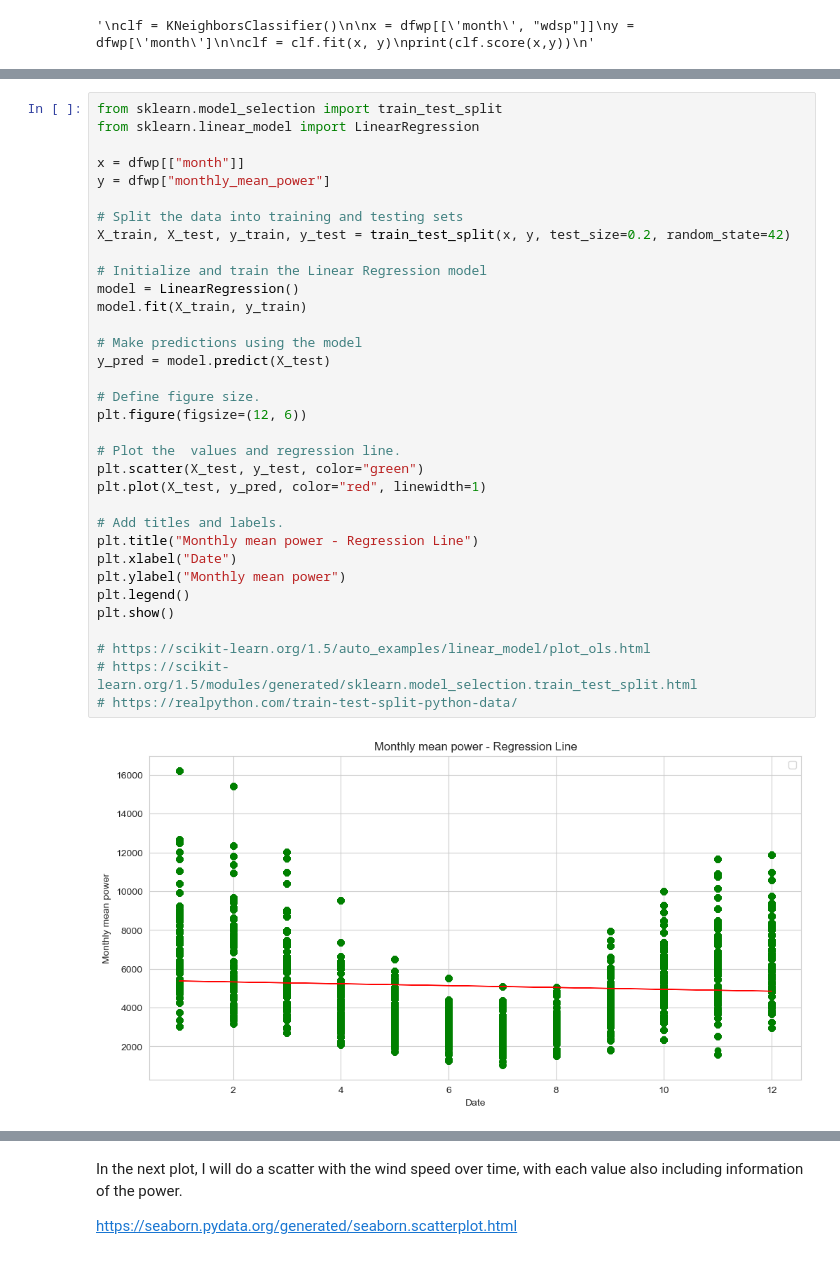
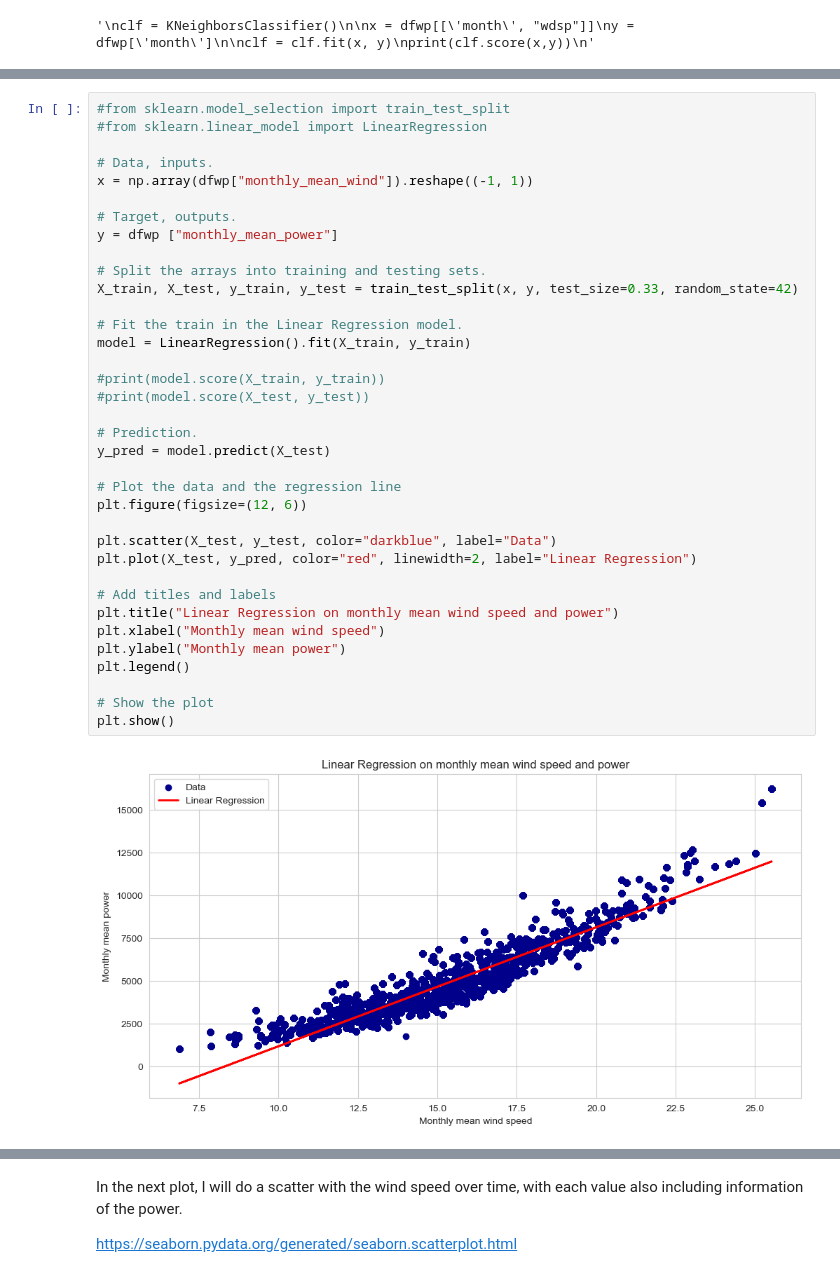
Before and after one commit to FatimaBOliveira/Programming-for-data-analytics, a Jupyter notebook: Project/climate.ipynb, the cells around one changed output, grey strips where cells are left out. Drawn from its saved outputs; the diff is of its cells as text.

Commit message:
Scikit-learn and predictions.

```diff
--- a/Project/climate.ipynb
+++ b/Project/climate.ipynb
@@ -582,36 +607,38 @@ predicted response:
 # %%
-from sklearn.model_selection import train_test_split
-from sklearn.linear_model import LinearRegression
+#from sklearn.model_selection import train_test_split
+#from sklearn.linear_model import LinearRegression
 
-x = dfwp[["month"]]
-y = dfwp["monthly_mean_power"]
+# Data, inputs.
+x = np.array(dfwp["monthly_mean_wind"]).reshape((-1, 1))
 
-# Split the data into training and testing sets
-X_train, X_test, y_train, y_test = train_test_split(x, y, test_size=0.2, random_state=42)
+# Target, outputs.
+y = dfwp ["monthly_mean_power"]
 
-# Initialize and train the Linear Regression model
-model = LinearRegression()
-model.fit(X_train, y_train)
+# Split the arrays into training and testing sets.
+X_train, X_test, y_train, y_test = train_test_split(x, y, test_size=0.33, random_state=42)
 
-# Make predictions using the model
+# Fit the train in the Linear Regression model.
+model = LinearRegression().fit(X_train, y_train)
+
+#print(model.score(X_train, y_train))
+#print(model.score(X_test, y_test))
+
+# Prediction.
 y_pred = model.predict(X_test)
 
-# Define figure size.
+# Plot the data and the regression line
 plt.figure(figsize=(12, 6))
 
-# Plot the  values and regression line.
-plt.scatter(X_test, y_test, color="green")
-plt.plot(X_test, y_pred, color="red", linewidth=1)
+plt.scatter(X_test, y_test, color="darkblue", label="Data")
+plt.plot(X_test, y_pred, color="red", linewidth=2, label="Linear Regression")
 
-# Add titles and labels.
-plt.title("Monthly mean power - Regression Line")
-plt.xlabel("Date")
+# Add titles and labels
+plt.title("Linear Regression on monthly mean wind speed and power")
+plt.xlabel("Monthly mean wind speed")
 plt.ylabel("Monthly mean power")
 plt.legend()
+
+# Show the plot
 plt.show()
-
-# https://scikit-learn.org/1.5/auto_examples/linear_model/plot_ols.html
-# https://scikit-learn.org/1.5/modules/generated/sklearn.model_selection.train_test_split.html
-# https://realpython.com/train-test-split-python-data/
 # %% [output]
-[figure, old version]
+[figure, new version]
```
Also changed, not shown: parts of 18 cells of this notebook.
